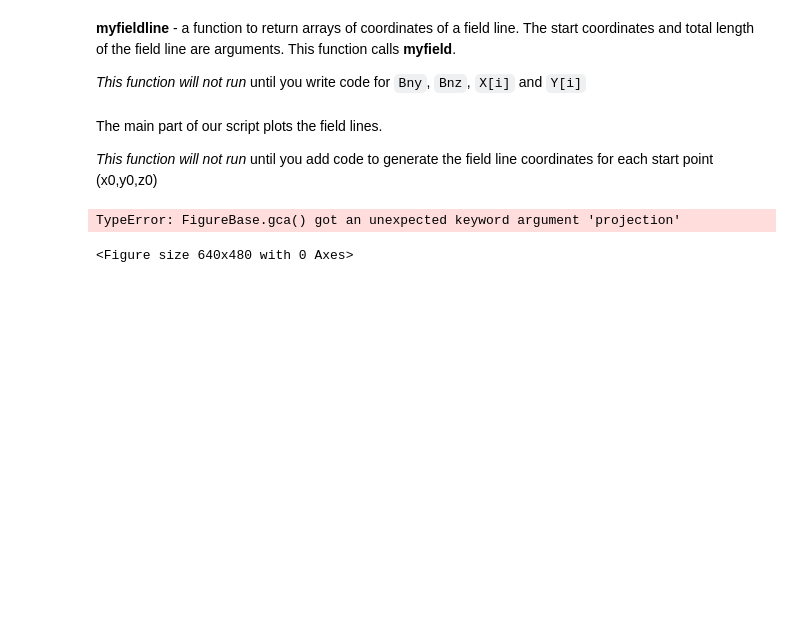
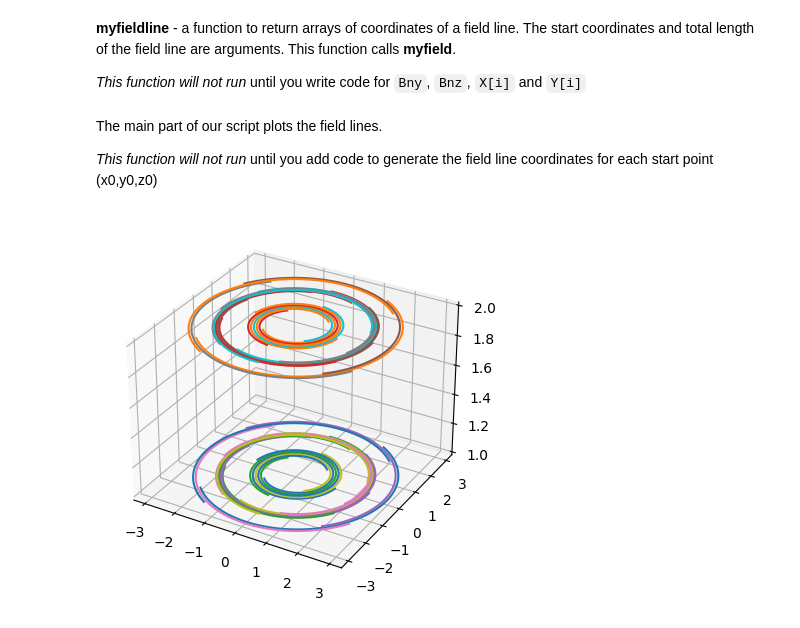
Before and after one commit to Marchhhhhhh/Maths-EP, a Jupyter notebook: 01-ExamplesPaper1-Field-Lines.ipynb, the cells around one changed output. Saved outputs shown, nothing was run; the diff lists cells and outputs as text; code cells hidden in the pictures; blank space fills up the shorter version.

```diff
--- a/01-ExamplesPaper1-Field-Lines.ipynb
+++ b/01-ExamplesPaper1-Field-Lines.ipynb
@@ -82,18 +82,17 @@ The main part of our script plots the field lines.
 # %%
 x_range = np.linspace(-2,2,4)
 y_range = np.linspace(-2,2,4)
 z_range = np.linspace(1,2,2)
 
 fig = plt.figure()
-ax = fig.gca(projection='3d')
+ax = fig.add_subplot(projection='3d')
 
 for x0 in x_range:
     for y0 in y_range:
         for z0 in z_range:
             [X,Y,Z] = myfieldline(x0, y0, z0, 10)
             ax.plot(X,Y,Z)
 
 plt.show()
 # %% [output]
-TypeError: FigureBase.gca() got an unexpected keyword argument 'projection'
-<Figure size 640x480 with 0 Axes>
+[figure, added]
```
